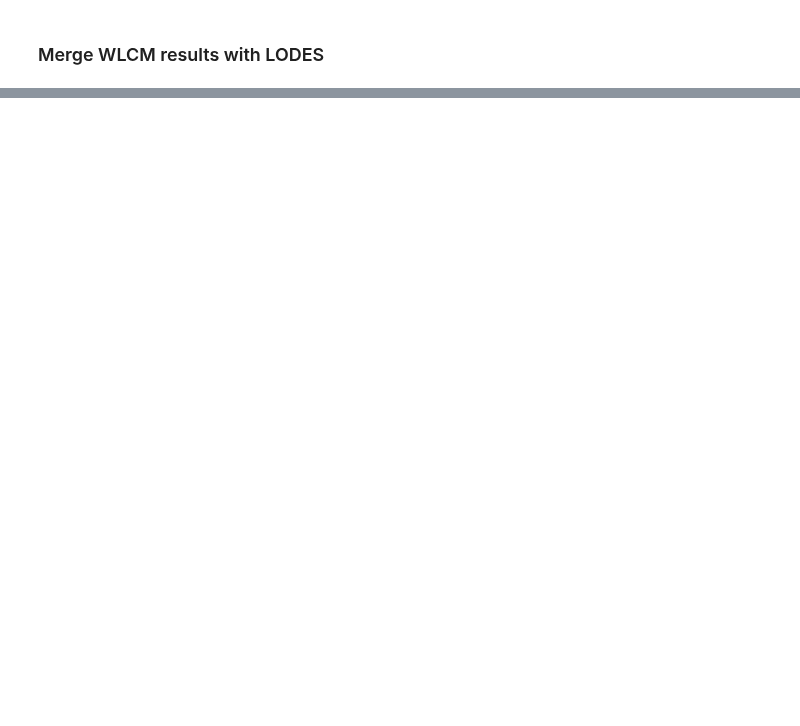
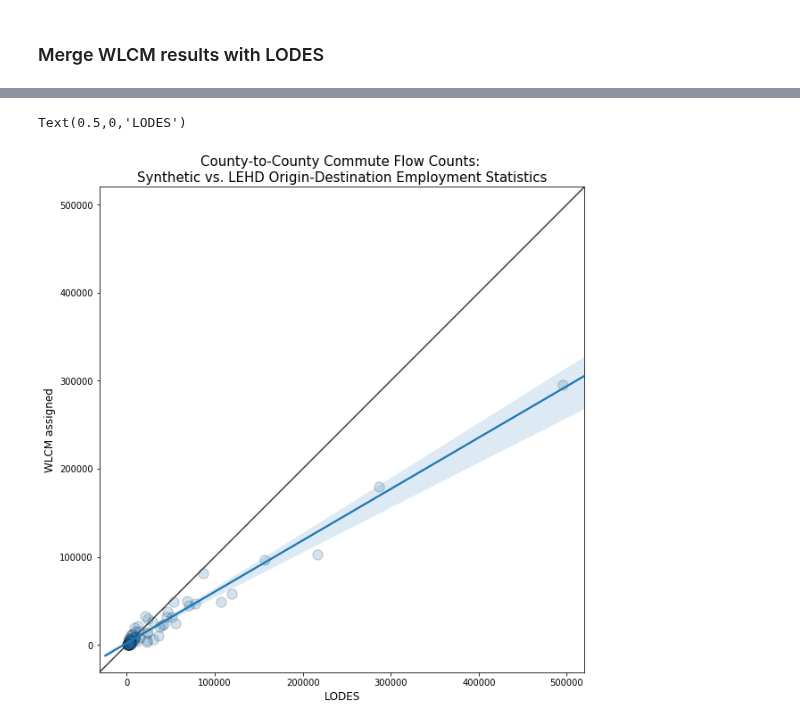
Before and after one commit to ual/ual_model_workspace, a Jupyter notebook: fall-2018-models/notebooks-max/WLCM_validation.ipynb, the cells around one changed output, grey strips where cells are left out. Cells and saved outputs as stored; diff of their text form; code cells hidden in the pictures; blank space fills up the shorter version.

```diff
--- a/fall-2018-models/notebooks-max/WLCM_validation.ipynb
+++ b/fall-2018-models/notebooks-max/WLCM_validation.ipynb
@@ -217,0 +115,23 @@ Text(0.5,0,'CTPP')
+# %%
+fig, ax = plt.subplots(figsize=(10,10))
+sns.regplot(
+    'count_lodes', 'count_synth', merged_county,
+    ax=ax, marker='.', fit_reg=True,
+    scatter_kws={"s": 500, "edgecolor": 'k', "alpha": 0.2})
+
+lims = [
+    np.min([ax.get_xlim(), ax.get_ylim()]),  # min of both axes
+    np.max([ax.get_xlim(), ax.get_ylim()]),  # max of both axes
+]
+
+# now plot both limits against eachother
+ax.plot(lims, lims, 'k-', alpha=0.75, zorder=0)
+ax.set_aspect('equal')
+ax.set_xlim(lims)
+ax.set_ylim(lims)
+ax.set_title('County-to-County Commute Flow Counts: \nSynthetic vs. LEHD Origin-Destination Employment Statistics', fontsize=15)
+ax.set_ylabel('WLCM assigned', fontsize=12)
+ax.set_xlabel('LODES', fontsize=12)
+# %% [output]
+Text(0.5,0,'LODES')
+[figure, added]
```
Also changed, not shown: parts of 61 cells of this notebook.
